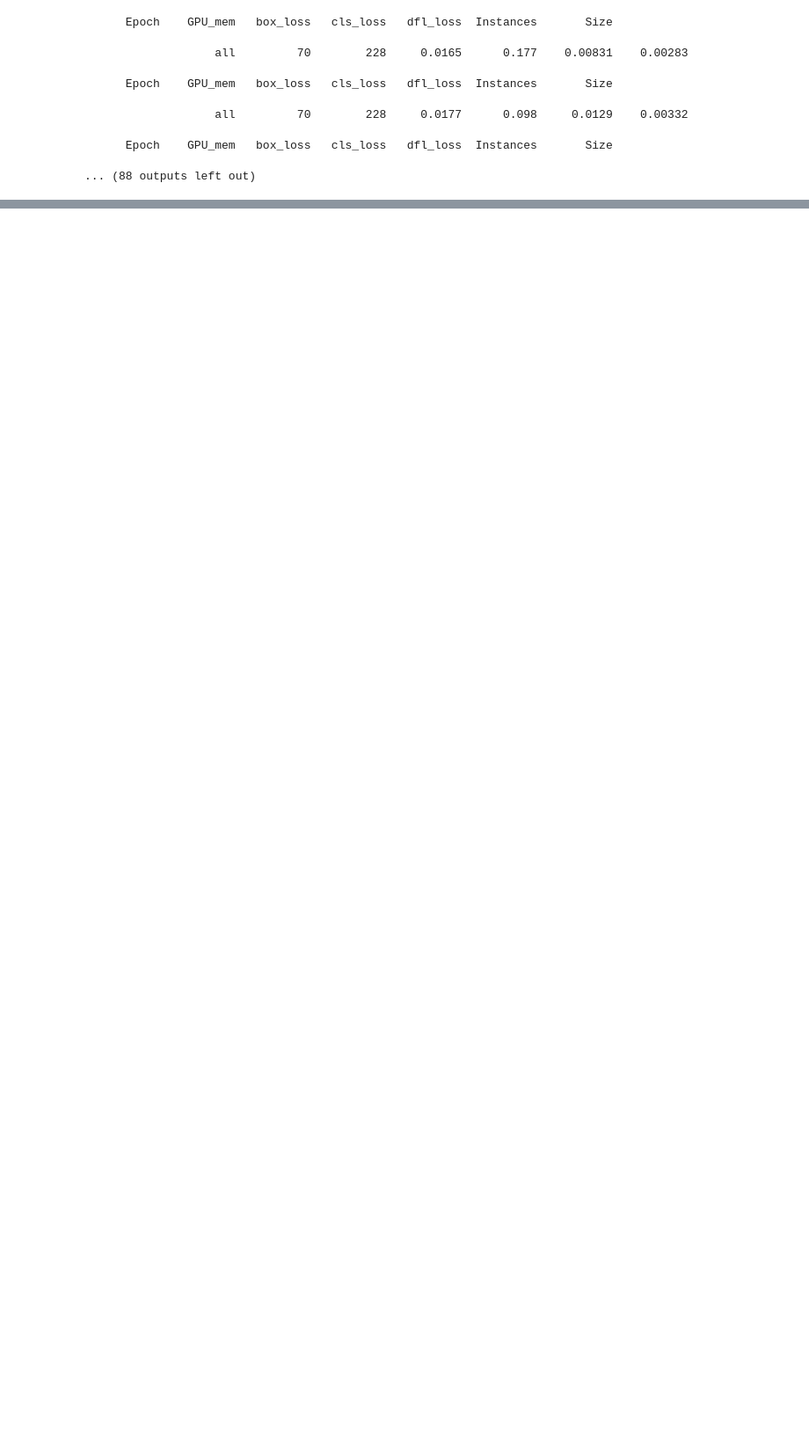
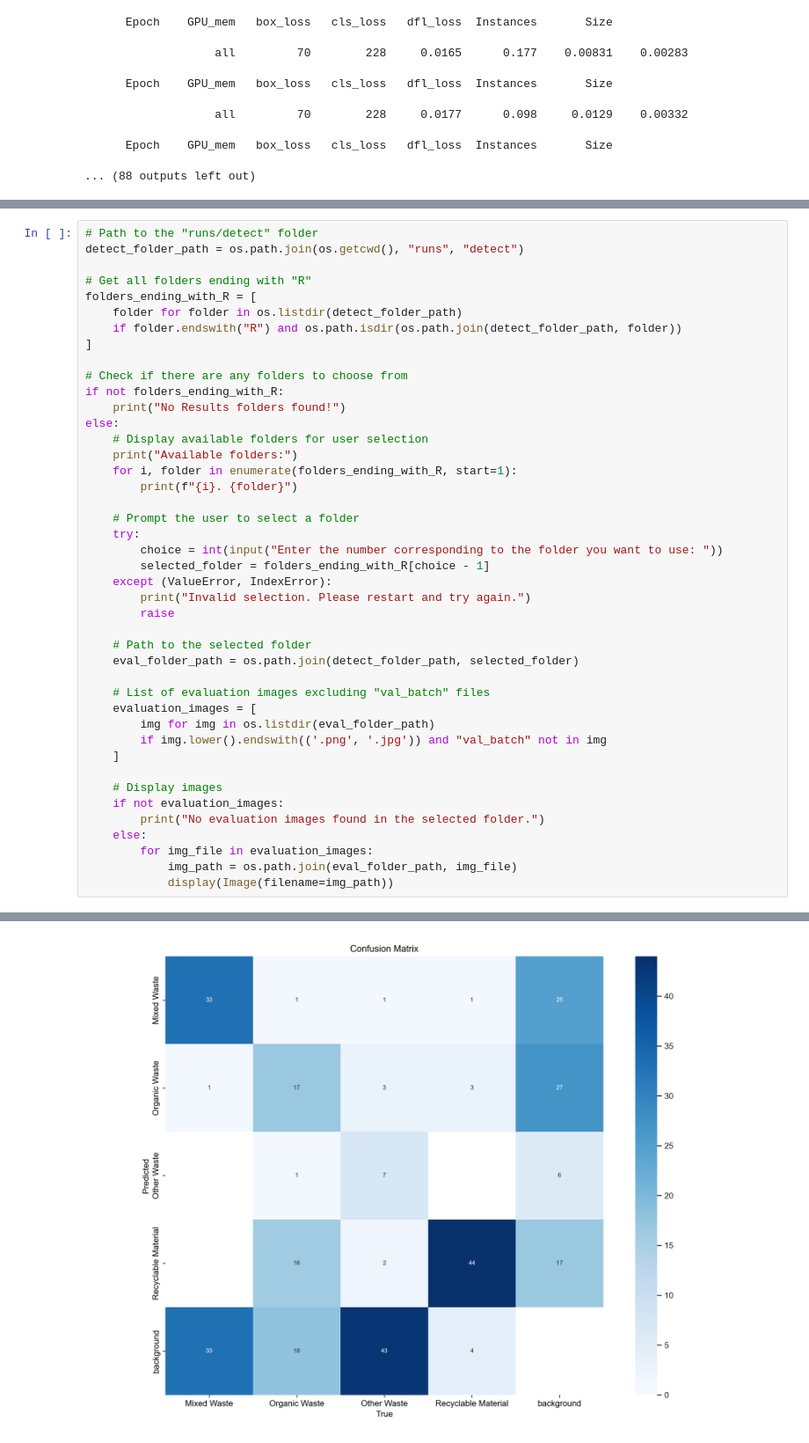
Before and after one commit to AFLucas-UOM/ARI3129-MDD, a Jupyter notebook: Jupyter Notebooks/Yolov8_AFL.ipynb, the cells around one changed output, grey strips where cells are left out. Shown at 88% size. Saved outputs shown, nothing was run; the diff lists cells and outputs as text; blank space fills up the shorter version.

```diff
--- a/Jupyter Notebooks/Yolov8_AFL.ipynb
+++ b/Jupyter Notebooks/Yolov8_AFL.ipynb
@@ -322,0 +366,44 @@ Starting training for 50 epochs...
+# %%
+# Path to the "runs/detect" folder
+detect_folder_path = os.path.join(os.getcwd(), "runs", "detect")
+
+# Get all folders ending with "R"
+folders_ending_with_R = [
+    folder for folder in os.listdir(detect_folder_path)
+    if folder.endswith("R") and os.path.isdir(os.path.join(detect_folder_path, folder))
+]
+
+# Check if there are any folders to choose from
+if not folders_ending_with_R:
+    print("No Results folders found!")
+else:
+    # Display available folders for user selection
+    print("Available folders:")
+    for i, folder in enumerate(folders_ending_with_R, start=1):
+        print(f"{i}. {folder}")
+
+    # Prompt the user to select a folder
+    try:
+        choice = int(input("Enter the number corresponding to the folder you want to use: "))
+        selected_folder = folders_ending_with_R[choice - 1]
+    except (ValueError, IndexError):
+        print("Invalid selection. Please restart and try again.")
+        raise
+
+    # Path to the selected folder
+    eval_folder_path = os.path.join(detect_folder_path, selected_folder)
+
+    # List of evaluation images excluding "val_batch" files
+    evaluation_images = [
+        img for img in os.listdir(eval_folder_path)
+        if img.lower().endswith(('.png', '.jpg')) and "val_batch" not in img
+    ]
+
+    # Display images
+    if not evaluation_images:
+        print("No evaluation images found in the selected folder.")
+    else:
+        for img_file in evaluation_images:
+            img_path = os.path.join(eval_folder_path, img_file)
+            display(Image(filename=img_path))
+# %% [output]
@@ -322,0 +413 @@ Starting training for 50 epochs...
+[figure, added]
```
Also changed, not shown: parts of 8 cells of this notebook, 1 other file.
